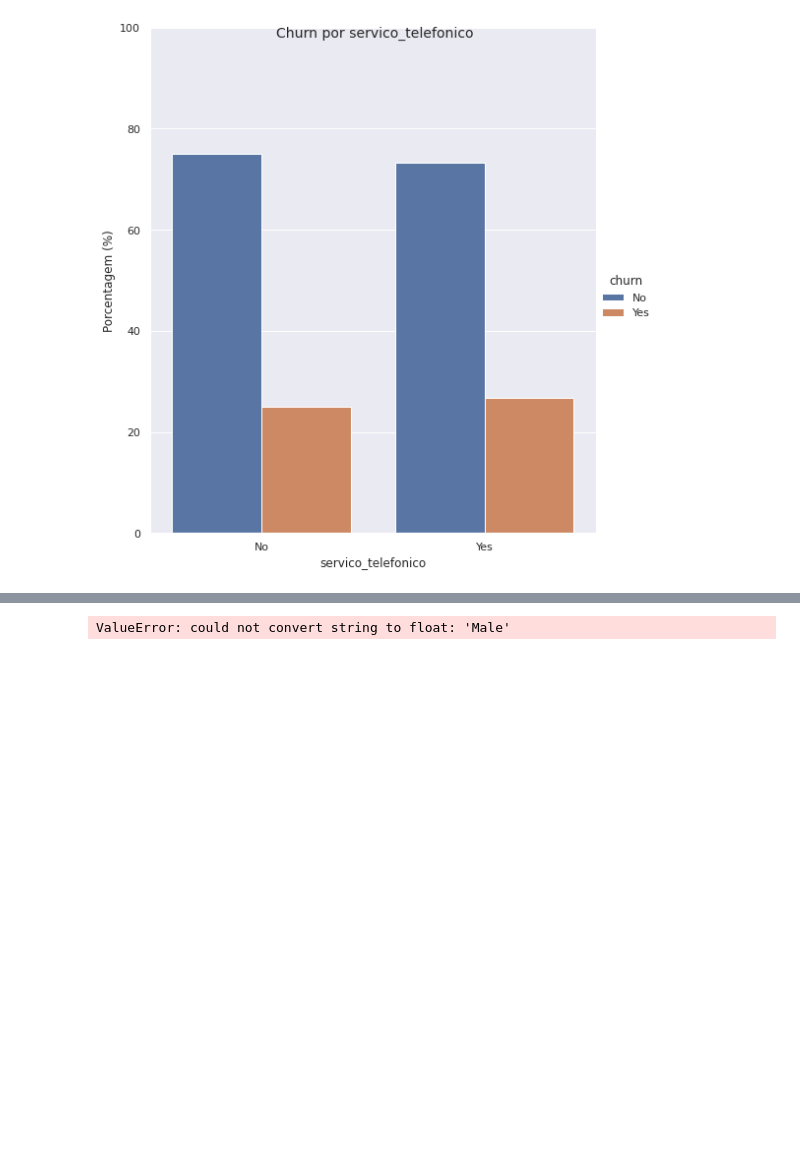
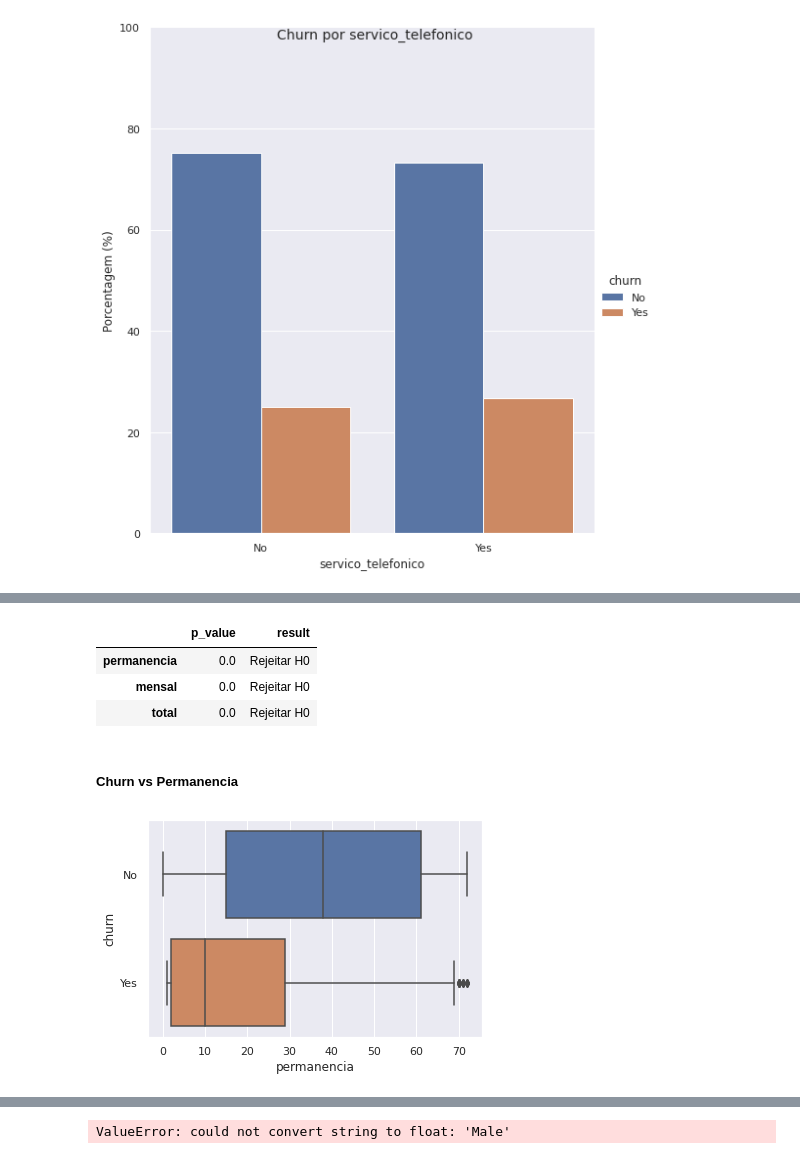
Before and after one commit to guicastrorl/alura_challenge_ds, a Jupyter notebook: notebooks/semana_02.ipynb, the cells around one changed output, grey strips where cells are left out. Drawn from its saved outputs; the diff is of its cells as text; code cells hidden in the pictures; blank space fills up the shorter version.

```diff
--- a/notebooks/semana_02.ipynb
+++ b/notebooks/semana_02.ipynb
@@ -387,0 +395,37 @@ x_train, x_test, y_train, y_test = train_test_split(x, y, train_size = 0.7)
+# %%
+#
+columns = numerical_columns
+significance = 0.05
+p_values = []
+results = []
+
+for column in columns:
+    statistic, p_value = mannwhitneyu(data[data.churn == 'Yes'][column], data[data.churn == 'No'][column])
+
+    p_values.append(p_value.round(4))
+
+    if p_value <= significance:
+        result = 'Rejeitar H0'
+    else:
+        result = 'Não rejeitar H0'
+
+    results.append(result)
+
+
+pd.DataFrame({
+    'p_value': p_values,
+    'result': results
+}, index = columns)
+# %% [output]
+|  | p_value | result |
+| permanencia | 0.0 | Rejeitar H0 |
+| mensal | 0.0 | Rejeitar H0 |
+| total | 0.0 | Rejeitar H0 |
+# %% [markdown]
+##### Churn vs Permanencia
+# %%
+sns.boxplot(data = data[numerical_columns + target_column], x = 'permanencia', y = 'churn')
+
+plt.show()
+# %% [output]
+[figure, added]
```
Also changed, not shown: parts of 68 cells of this notebook, 1 other file.
